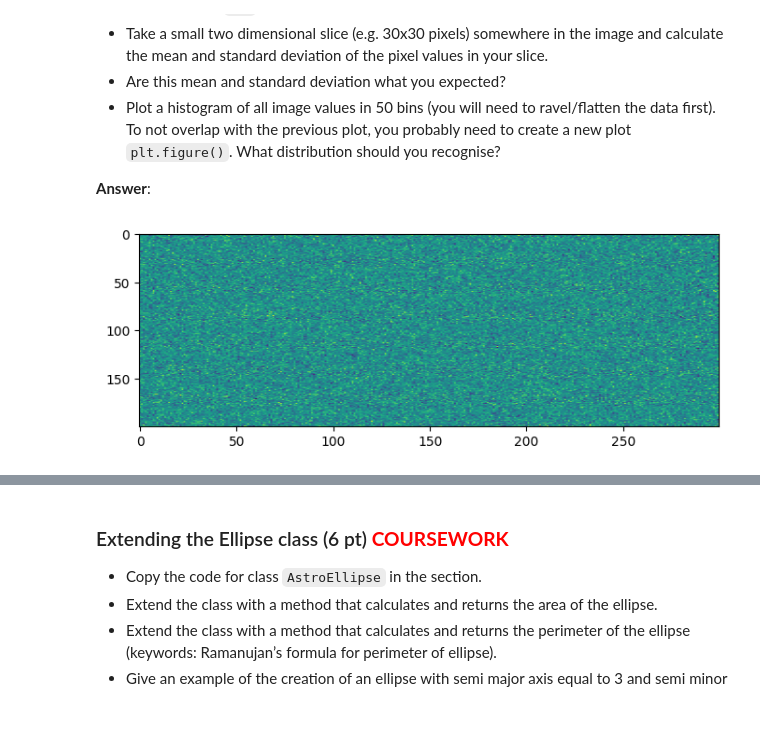
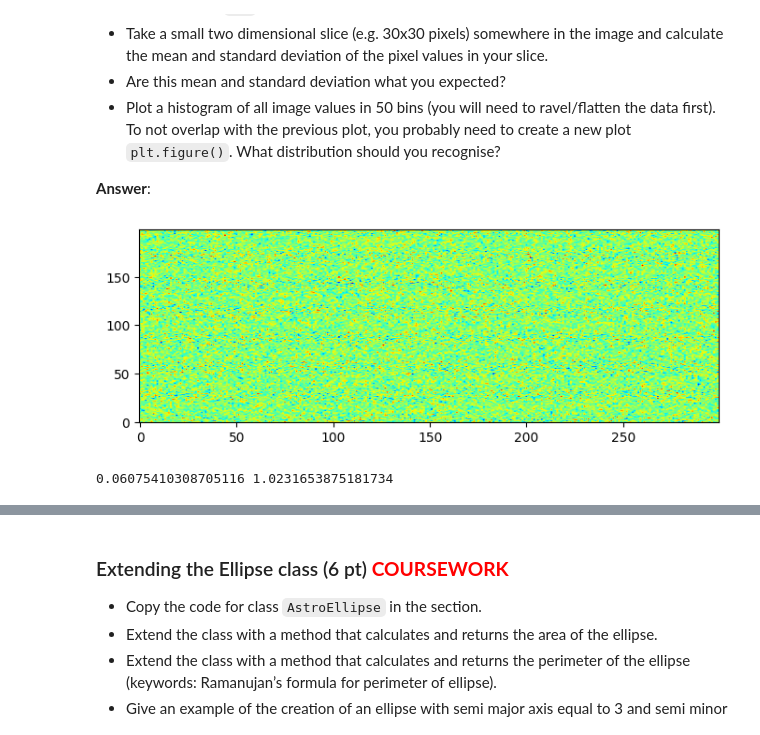
Before and after one commit to avalperezRUG/PROGNUM-repo, a Jupyter notebook: Task5/s6217338_Coursework5.ipynb, the cells around one changed output, grey strips where cells are left out. Drawn from its saved outputs; the diff is of its cells as text; code cells hidden in the pictures.

```diff
--- a/Task5/s6217338_Coursework5.ipynb
+++ b/Task5/s6217338_Coursework5.ipynb
@@ -87,13 +88,23 @@ currentpoints += 0.0
 # %%
 import numpy as np
 import matplotlib.pyplot as plt
 
 Nx = 200
 Ny = 300
 data = np.random.normal(loc=0, scale=1, size=(Nx, Ny))
 
 plt.figure(figsize=(8, 4))
-plt.imshow(data, aspect='.5')
+plt.imshow(data,
+           aspect='.5',
+           cmap='jet',
+           origin='lower')
 plt.show()
 # %% [output]
-[figure, old version]
+[figure, new version]
+# %%
+sample = data[0:30, 0:30]
+mean = sample.mean()
+std = sample.std()
+print(mean, std)   # Both are quite close to the specified values, especially for such a small sample
+# %% [output]
+0.06075410308705116 1.0231653875181734
```
Also changed, not shown: parts of 2 cells of this notebook, 1 other file.
